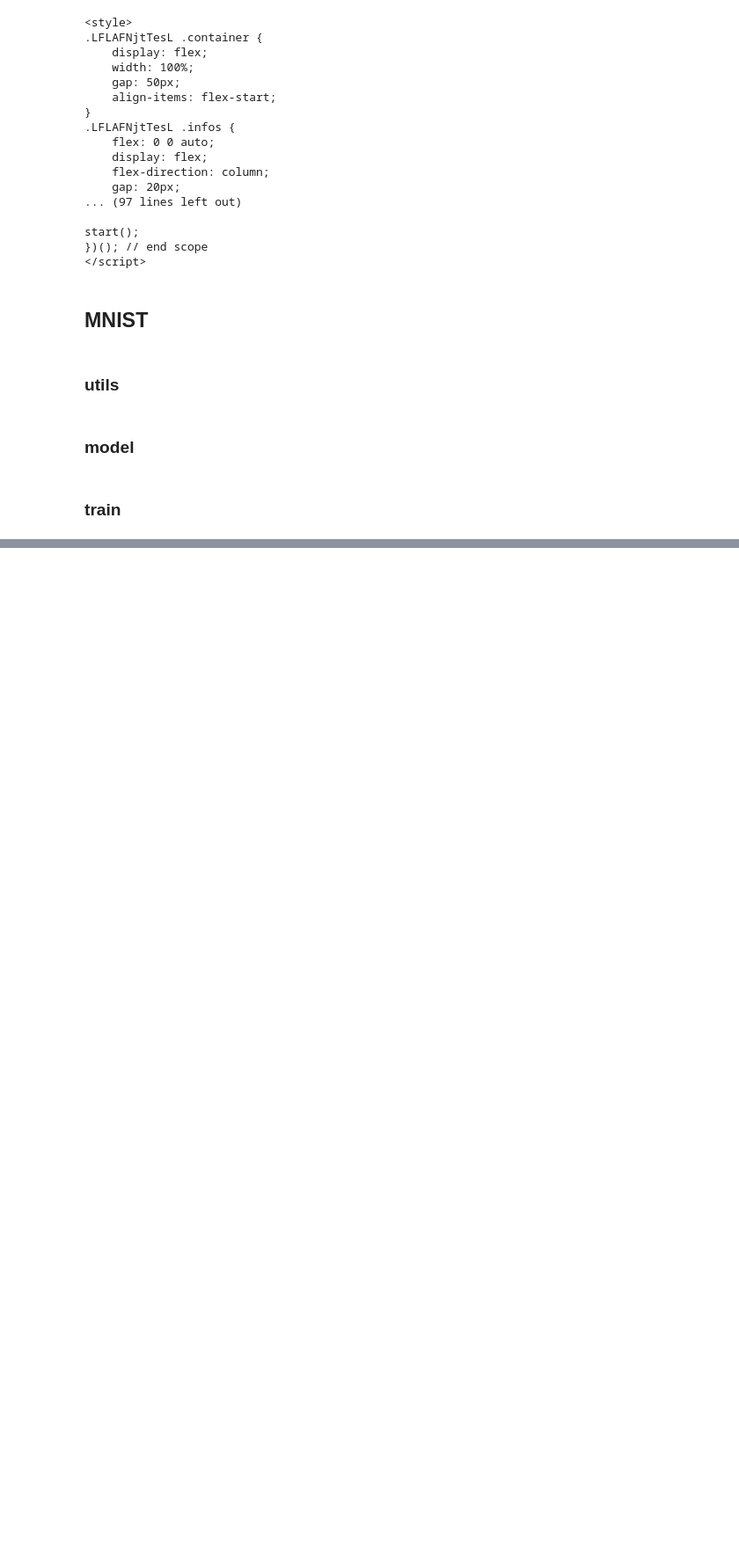
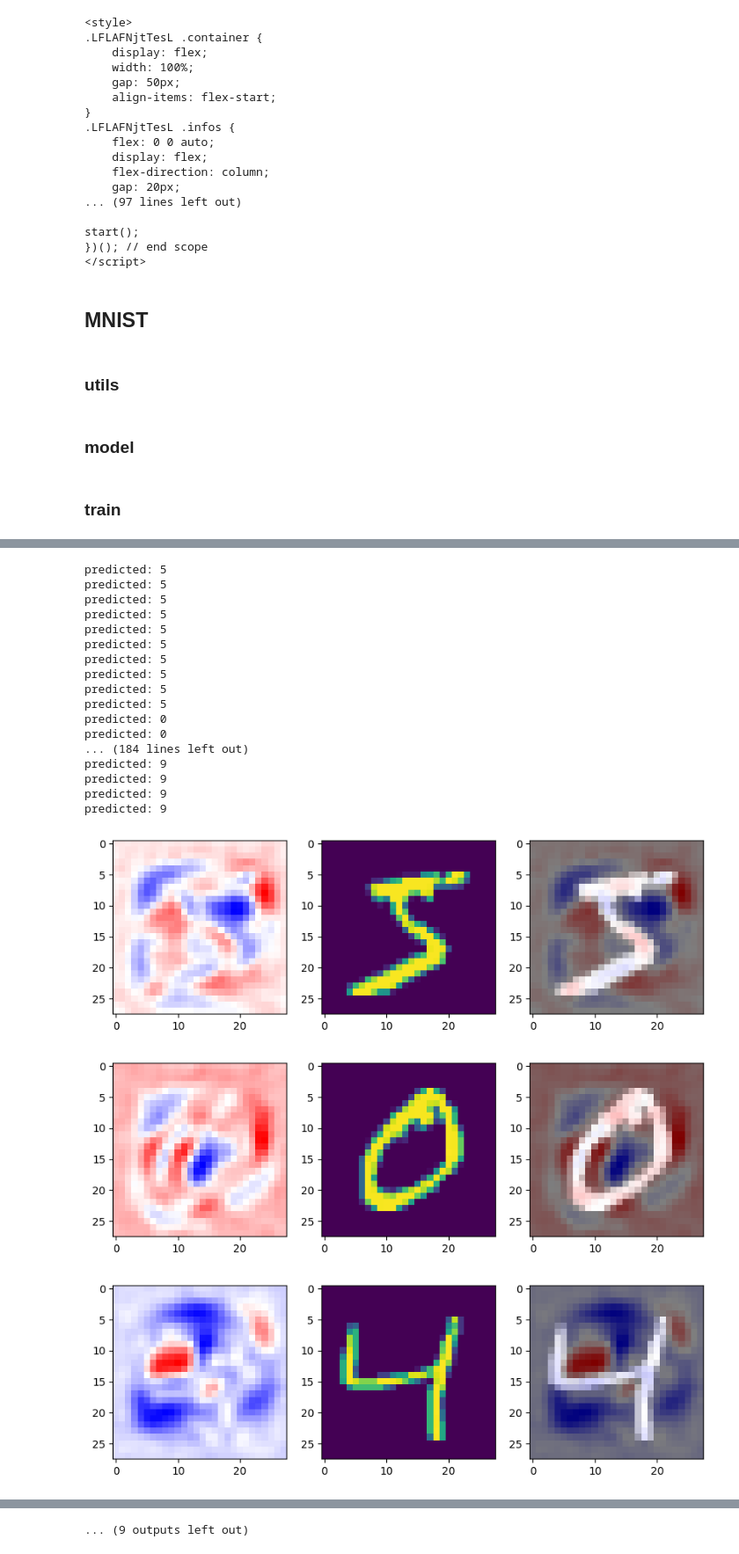
Before and after one commit to peluche/RNN-LSTM-GRU, a Jupyter notebook: rnn-lstm-gru.ipynb, the cells around one changed output, grey strips where cells are left out. Shown: that part at 88% size. Cells and saved outputs as stored; diff of their text form; code cells hidden in the pictures; blank space fills up the shorter version.

```diff
--- a/rnn-lstm-gru.ipynb
+++ b/rnn-lstm-gru.ipynb
@@ -931,0 +1039,3 @@ t.save(mnist.state_dict(), f'weights/mnist_{datetime.now().strftime("%Y-%m-%d_%H
+# %%
+m2 = nn.Sequential(nn.Linear(28**2, d_hidden), nn.ReLU(), nn.Dropout(0.2), nn.Linear(d_hidden, 10)).to(device)
+train_mnist(m2, trainloader, filename='mnist', epochs=40, reshape=nn.Flatten())
@@ -931,0 +1059,53 @@ t.save(mnist.state_dict(), f'weights/mnist_{datetime.now().strftime("%Y-%m-%d_%H
+# %%
+model = m2
+sp = nn.Flatten()
+
+for n in range(20):
+    x, y = trainset[n]
+
+    model.eval()
+    x = x.to(device)
+    x.requires_grad = True
+    x.grad = None
+    for _ in range(10):
+        noise = t.randn_like(x) * 0.1
+        out = model(sp(x + noise))
+        print('predicted:', out.argmax().item())
+        loss = F.cross_entropy(out, t.tensor([y]).to(device))
+        loss.backward()
+    grads = x.grad * x
+    grads.abs()
+    kernel = t.tensor([[[[0.07511361, 0.1238414 , 0.07511361],
+    [0.1238414 , 0.20417996, 0.1238414 ],
+    [0.07511361, 0.1238414 , 0.07511361]]]]).float().to(device)
+    grads = F.conv2d(grads, kernel, padding=1)
+
+    grads = grads[0].cpu().detach()
+    x = x[0].cpu().detach()
+
+    fig, axs = plt.subplots(1, 3, figsize=(10, 5))
+    axs[0].imshow(grads, cmap='bwr')
+    axs[1].imshow(x)
+    axs[2].imshow(x, cmap='gray')
+    axs[2].imshow(grads, cmap='bwr', alpha=0.5)
+# %% [output]
+predicted: 5
+predicted: 5
+predicted: 5
+predicted: 5
+predicted: 5
+predicted: 5
+predicted: 5
+predicted: 5
+predicted: 5
+predicted: 5
+predicted: 0
+predicted: 0
+... (184 lines left out)
+predicted: 9
+predicted: 9
+predicted: 9
+predicted: 9
+[figure, added]
+[figure, added]
+[figure, added]
@@ -931,0 +1120 @@ t.save(mnist.state_dict(), f'weights/mnist_{datetime.now().strftime("%Y-%m-%d_%H
+... (9 outputs left out)
```
Also changed, not shown: parts of 18 cells of this notebook.
